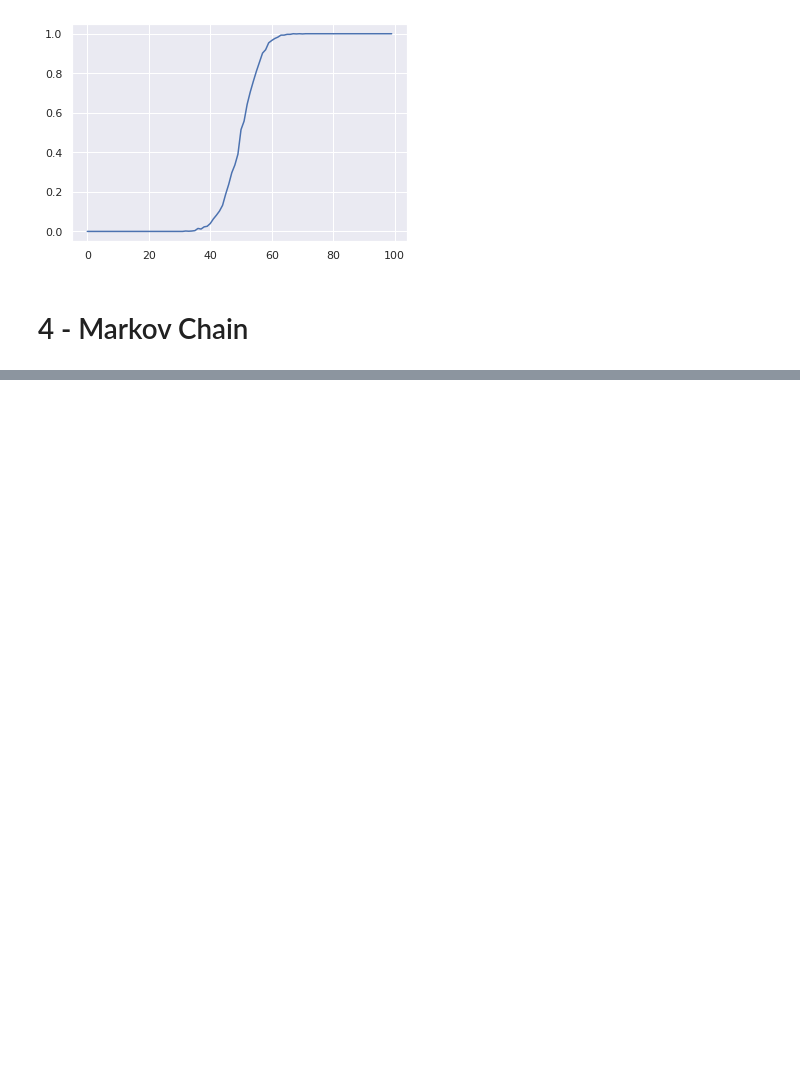
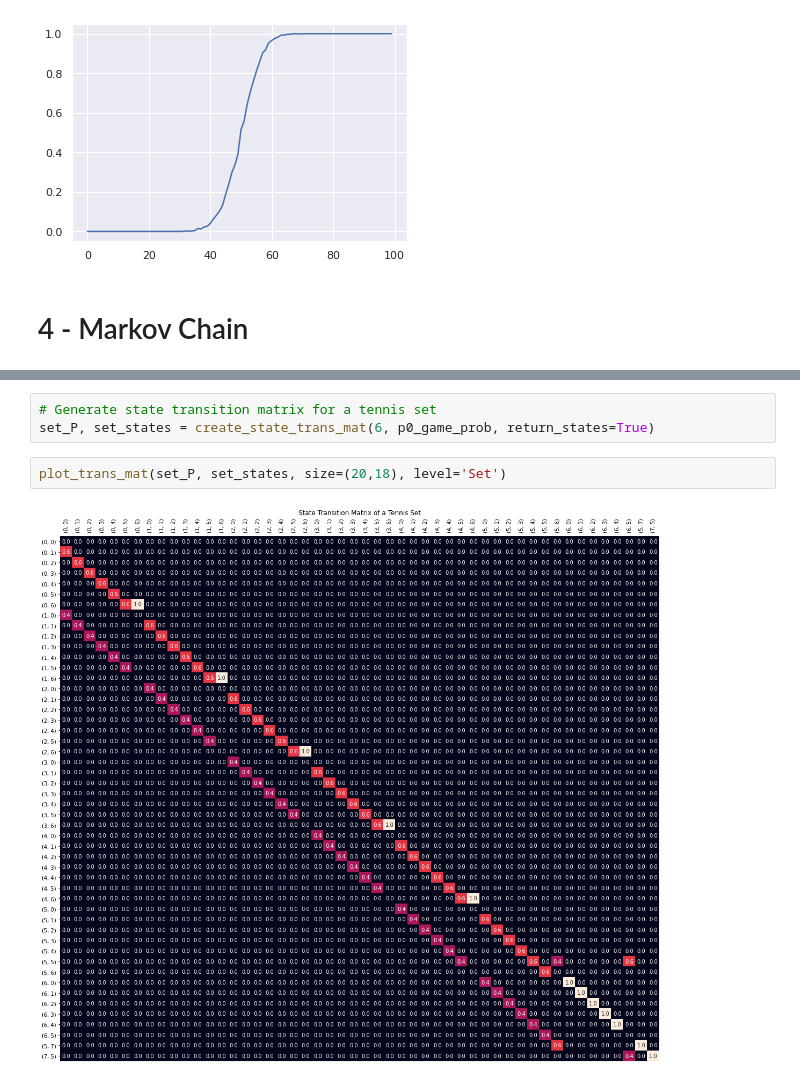
Before and after one commit to hirurana/tennis_sim, a Jupyter notebook: tennis_sim.ipynb, the cells around one changed output, grey strips where cells are left out. Cells and saved outputs as stored; diff of their text form; blank space fills up the shorter version.

```diff
--- a/tennis_sim.ipynb
+++ b/tennis_sim.ipynb
@@ -371,0 +395,7 @@ plt.plot(prob_dist)
+# %%
+# Generate state transition matrix for a tennis set
+set_P, set_states = create_state_trans_mat(6, p0_game_prob, return_states=True)
+# %%
+plot_trans_mat(set_P, set_states, size=(20,18), level='Set')
+# %% [output]
+[figure, added]
```
Also changed, not shown: parts of 23 cells of this notebook.
